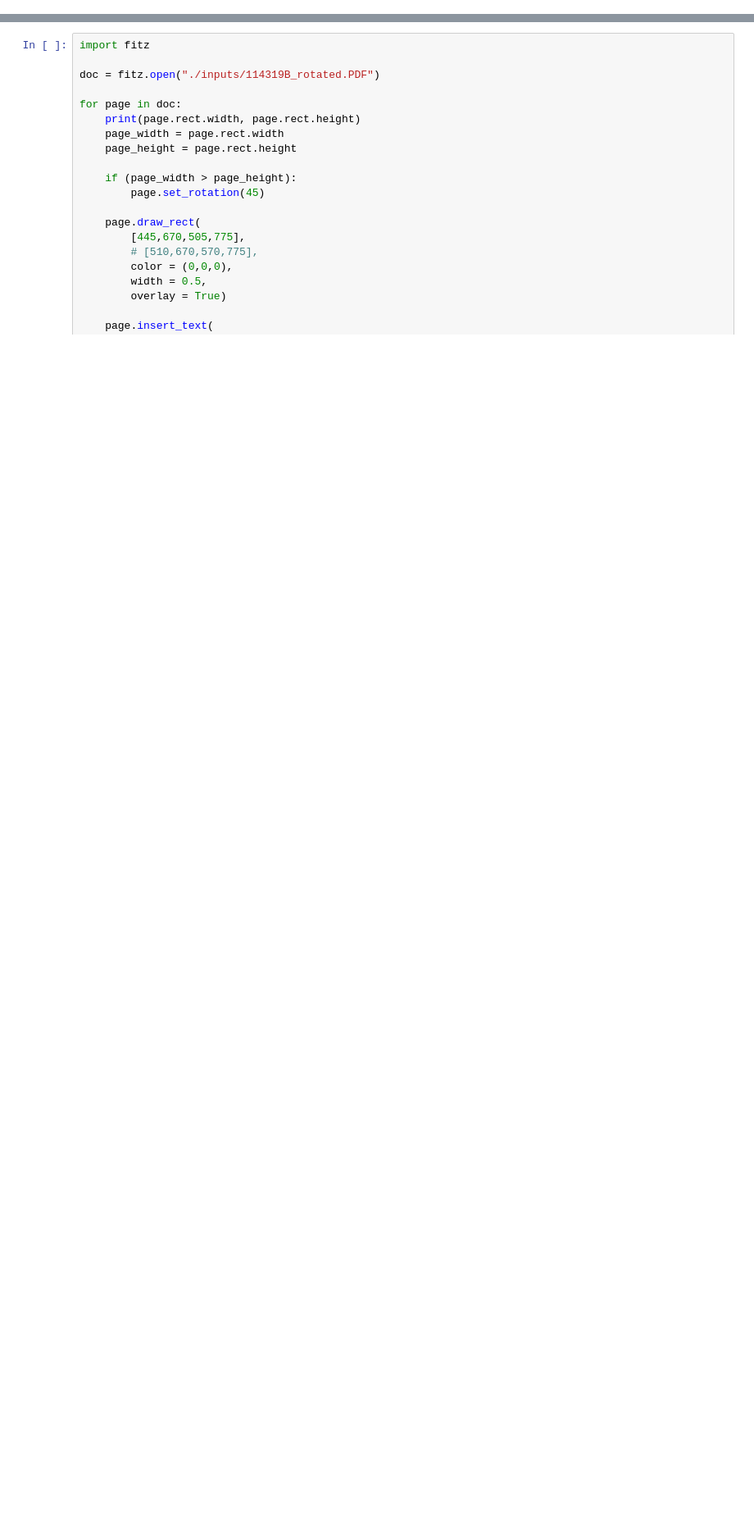
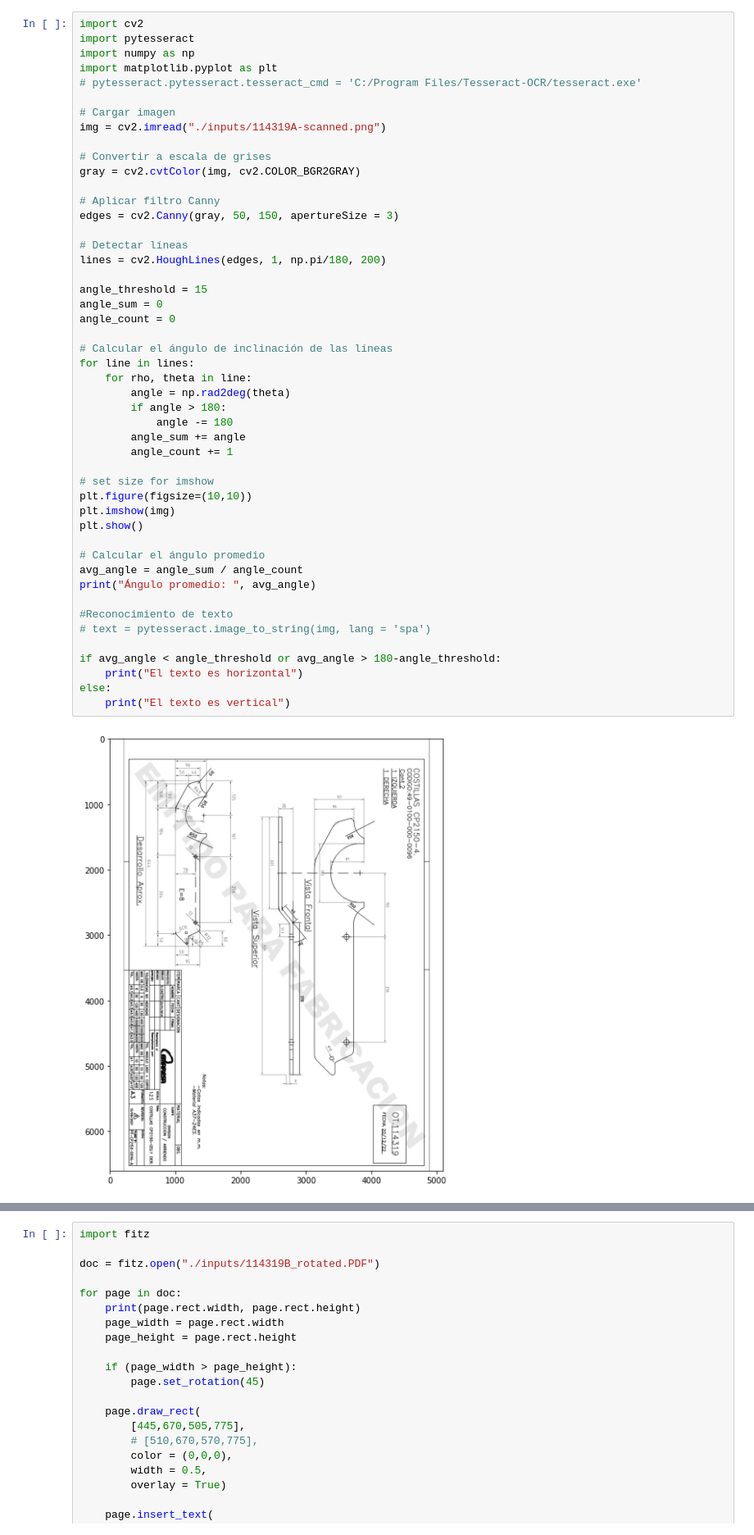
Before and after one commit to krouw/research-pdf, a Jupyter notebook: python.ipynb, the cells around one changed output, grey strips where cells are left out. Shown: that part at 82% size. Drawn from its saved outputs; the diff is of its cells as text; blank space fills up the shorter version.

Commit message:
Update (research-pdf): Deteccion orientation and exporting pdf to image

```diff
--- a/python.ipynb
+++ b/python.ipynb
@@ -0,0 +109,50 @@
+# %%
+import cv2
+import pytesseract
+import numpy as np
+import matplotlib.pyplot as plt
+# pytesseract.pytesseract.tesseract_cmd = 'C:/Program Files/Tesseract-OCR/tesseract.exe'
+
+# Cargar imagen
+img = cv2.imread("./inputs/114319A-scanned.png")
+
+# Convertir a escala de grises
+gray = cv2.cvtColor(img, cv2.COLOR_BGR2GRAY)
+
+# Aplicar filtro Canny
+edges = cv2.Canny(gray, 50, 150, apertureSize = 3)
+
+# Detectar líneas
+lines = cv2.HoughLines(edges, 1, np.pi/180, 200)
+
+angle_threshold = 15
+angle_sum = 0
+angle_count = 0
+
+# Calcular el ángulo de inclinación de las líneas
+for line in lines:
+    for rho, theta in line:
+        angle = np.rad2deg(theta)
+        if angle > 180:
+            angle -= 180
+        angle_sum += angle
+        angle_count += 1
+
+# set size for imshow
+plt.figure(figsize=(10,10))
+plt.imshow(img)
+plt.show()
+
+# Calcular el ángulo promedio
+avg_angle = angle_sum / angle_count
+print("Ángulo promedio: ", avg_angle)
+
+#Reconocimiento de texto
+# text = pytesseract.image_to_string(img, lang = 'spa')
+
+if avg_angle < angle_threshold or avg_angle > 180-angle_threshold:
+    print("El texto es horizontal")
+else:
+    print("El texto es vertical")
+# %% [output]
+[figure, added]
```
Also changed, not shown: parts of 12 cells of this notebook, 2 other files.
